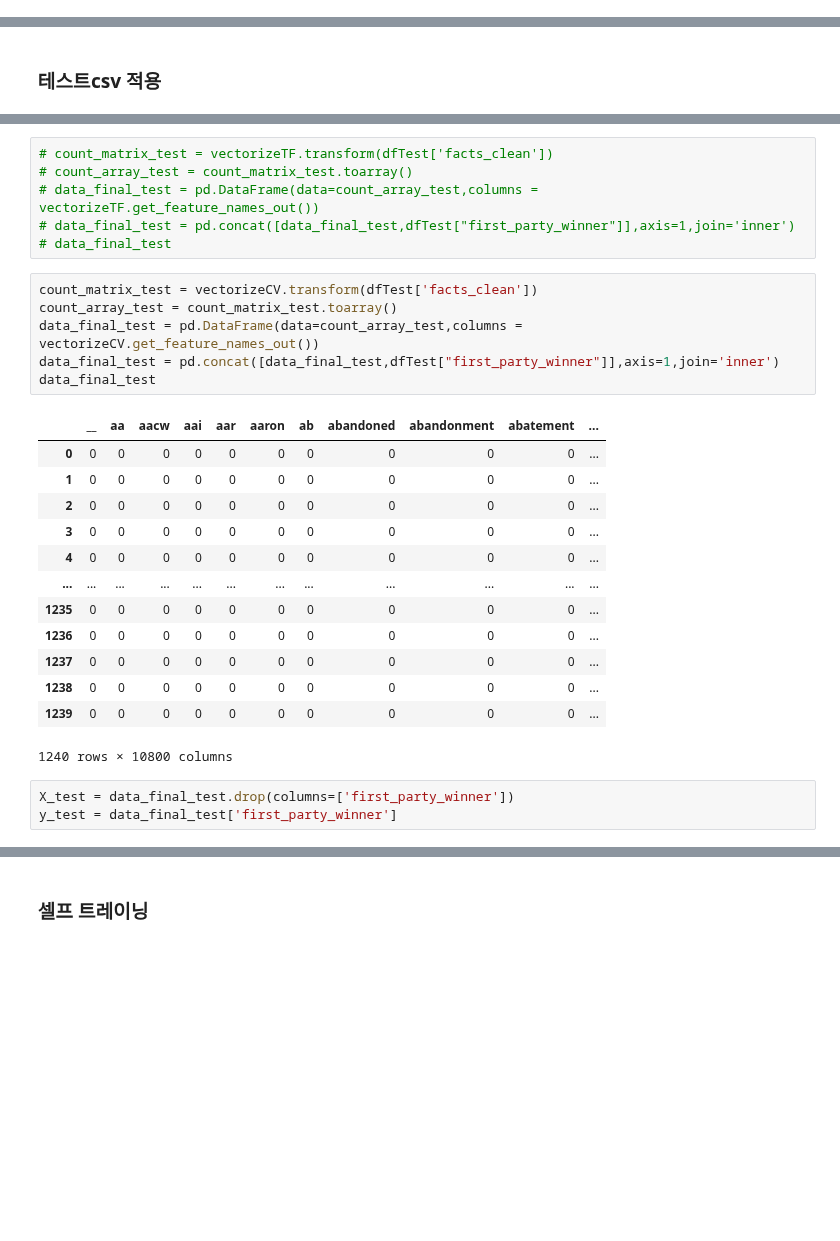
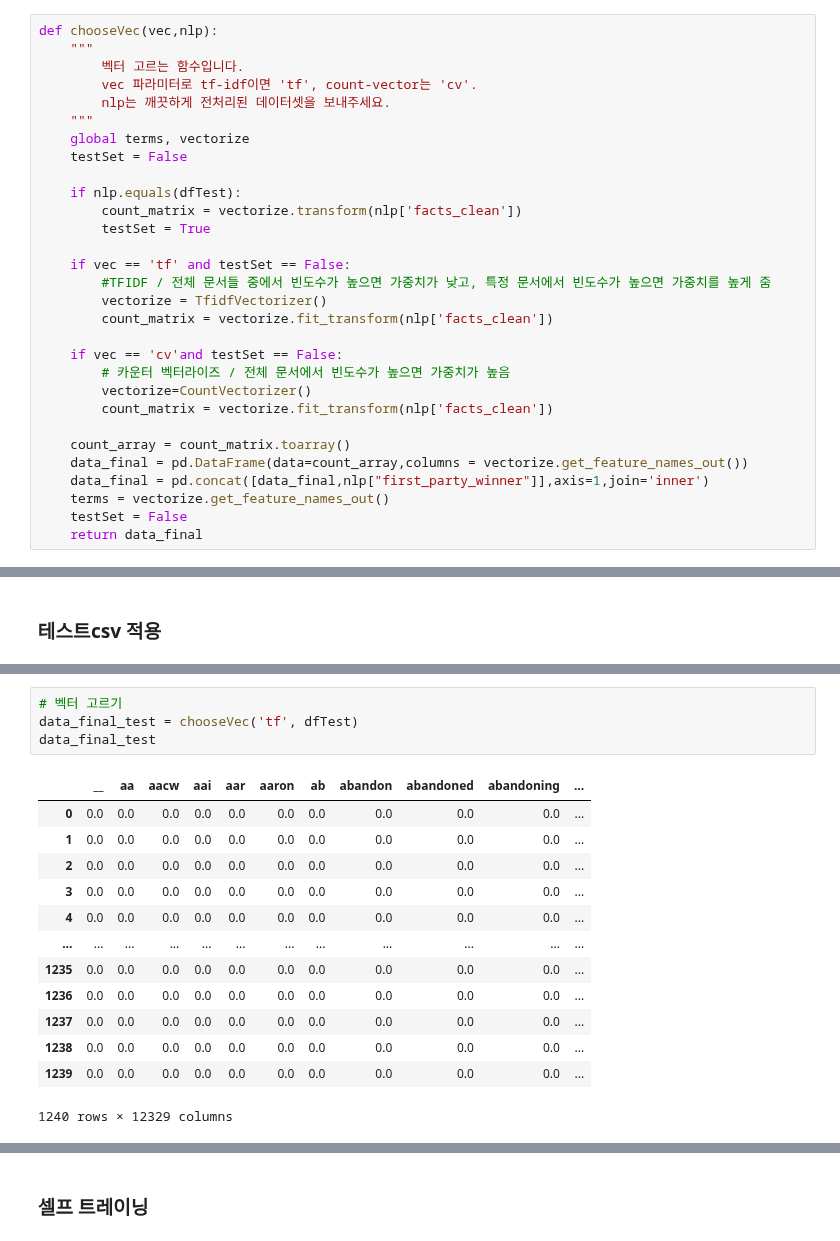
Before and after one commit to dlsco123/mtvsDacon, a Jupyter notebook: [mtvs]suho_self_training.ipynb, the cells around one changed output, grey strips where cells are left out. Saved outputs shown, nothing was run; the diff lists cells and outputs as text; blank space fills up the shorter version.

```diff
--- a/[mtvs]suho_self_training.ipynb
+++ b/[mtvs]suho_self_training.ipynb
@@ -169,0 +143,30 @@ data_final
+# %%
+def chooseVec(vec,nlp):
+    """
+        벡터 고르는 함수입니다.
+        vec 파라미터로 tf-idf이면 'tf', count-vector는 'cv'.
+        nlp는 깨끗하게 전처리된 데이터셋을 보내주세요.
+    """
+    global terms, vectorize
+    testSet = False
+
+    if nlp.equals(dfTest):
+        count_matrix = vectorize.transform(nlp['facts_clean'])
+        testSet = True
+
+    if vec == 'tf' and testSet == False:
+        #TFIDF / 전체 문서들 중에서 빈도수가 높으면 가중치가 낮고, 특정 문서에서 빈도수가 높으면 가중치를 높게 줌
+        vectorize = TfidfVectorizer()
+        count_matrix = vectorize.fit_transform(nlp['facts_clean'])
+
+    if vec == 'cv'and testSet == False:
+        # 카운터 벡터라이즈 / 전체 문서에서 빈도수가 높으면 가중치가 높음
+        vectorize=CountVectorizer()
+        count_matrix = vectorize.fit_transform(nlp['facts_clean'])
+
+    count_array = count_matrix.toarray()
+    data_final = pd.DataFrame(data=count_array,columns = vectorize.get_feature_names_out())
+    data_final = pd.concat([data_final,nlp["first_party_winner"]],axis=1,join='inner')
+    terms = vectorize.get_feature_names_out()
+    testSet = False
+    return data_final
@@ -308,33 +327,22 @@ dfTest
 | 1238 | In , the North Carolina Board of ... | north carolina board agriculture ... | 0 |
 | 1239 | On August , , Dr. Paul Berheldt w... | august dr paul berheldt stabbed d... | 0 |
 1240 rows × 3 columns
-# %%
-# count_matrix_test = vectorizeTF.transform(dfTest['facts_clean'])
-# count_array_test = count_matrix_test.toarray()
-# data_final_test = pd.DataFrame(data=count_array_test,columns = vectorizeTF.get_feature_names_out())
-# data_final_test = pd.concat([data_final_test,dfTest["first_party_winner"]],axis=1,join='inner')
-# data_final_test
-# %%
-count_matrix_test = vectorizeCV.transform(dfTest['facts_clean'])
-count_array_test = count_matrix_test.toarray()
-data_final_test = pd.DataFrame(data=count_array_test,columns = vectorizeCV.get_feature_names_out())
-data_final_test = pd.concat([data_final_test,dfTest["first_party_winner"]],axis=1,join='inner')
-data_final_test
-# %% [output]
-|  | __ | aa | aacw | aai | aar | aaron | ab | abandoned | abandonment | abatement | ... |
-| 0 | 0 | 0 | 0 | 0 | 0 | 0 | 0 | 0 | 0 | 0 | ... |
-| 1 | 0 | 0 | 0 | 0 | 0 | 0 | 0 | 0 | 0 | 0 | ... |
-| 2 | 0 | 0 | 0 | 0 | 0 | 0 | 0 | 0 | 0 | 0 | ... |
-| 3 | 0 | 0 | 0 | 0 | 0 | 0 | 0 | 0 | 0 | 0 | ... |
-| 4 | 0 | 0 | 0 | 0 | 0 | 0 | 0 | 0 | 0 | 0 | ... |
-| ... | ... | ... | ... | ... | ... | ... | ... | ... | ... | ... | ... |
-| 1235 | 0 | 0 | 0 | 0 | 0 | 0 | 0 | 0 | 0 | 0 | ... |
-| 1236 | 0 | 0 | 0 | 0 | 0 | 0 | 0 | 0 | 0 | 0 | ... |
-| 1237 | 0 | 0 | 0 | 0 | 0 | 0 | 0 | 0 | 0 | 0 | ... |
-| 1238 | 0 | 0 | 0 | 0 | 0 | 0 | 0 | 0 | 0 | 0 | ... |
-| 1239 | 0 | 0 | 0 | 0 | 0 | 0 | 0 | 0 | 0 | 0 | ... |
-1240 rows × 10800 columns
-# %%
-X_test = data_final_test.drop(columns=['first_party_winner'])
-y_test = data_final_test['first_party_winner']
+# %%
+# 벡터 고르기
+data_final_test = chooseVec('tf', dfTest)
+data_final_test
+# %% [output]
+|  | __ | aa | aacw | aai | aar | aaron | ab | abandon | abandoned | abandoning | ... |
+| 0 | 0.0 | 0.0 | 0.0 | 0.0 | 0.0 | 0.0 | 0.0 | 0.0 | 0.0 | 0.0 | ... |
+| 1 | 0.0 | 0.0 | 0.0 | 0.0 | 0.0 | 0.0 | 0.0 | 0.0 | 0.0 | 0.0 | ... |
+| 2 | 0.0 | 0.0 | 0.0 | 0.0 | 0.0 | 0.0 | 0.0 | 0.0 | 0.0 | 0.0 | ... |
+| 3 | 0.0 | 0.0 | 0.0 | 0.0 | 0.0 | 0.0 | 0.0 | 0.0 | 0.0 | 0.0 | ... |
+| 4 | 0.0 | 0.0 | 0.0 | 0.0 | 0.0 | 0.0 | 0.0 | 0.0 | 0.0 | 0.0 | ... |
+| ... | ... | ... | ... | ... | ... | ... | ... | ... | ... | ... | ... |
+| 1235 | 0.0 | 0.0 | 0.0 | 0.0 | 0.0 | 0.0 | 0.0 | 0.0 | 0.0 | 0.0 | ... |
+| 1236 | 0.0 | 0.0 | 0.0 | 0.0 | 0.0 | 0.0 | 0.0 | 0.0 | 0.0 | 0.0 | ... |
+| 1237 | 0.0 | 0.0 | 0.0 | 0.0 | 0.0 | 0.0 | 0.0 | 0.0 | 0.0 | 0.0 | ... |
+| 1238 | 0.0 | 0.0 | 0.0 | 0.0 | 0.0 | 0.0 | 0.0 | 0.0 | 0.0 | 0.0 | ... |
+| 1239 | 0.0 | 0.0 | 0.0 | 0.0 | 0.0 | 0.0 | 0.0 | 0.0 | 0.0 | 0.0 | ... |
+1240 rows × 12329 columns
 # %%
```
Also changed, not shown: parts of 26 cells of this notebook, 2 other files.
